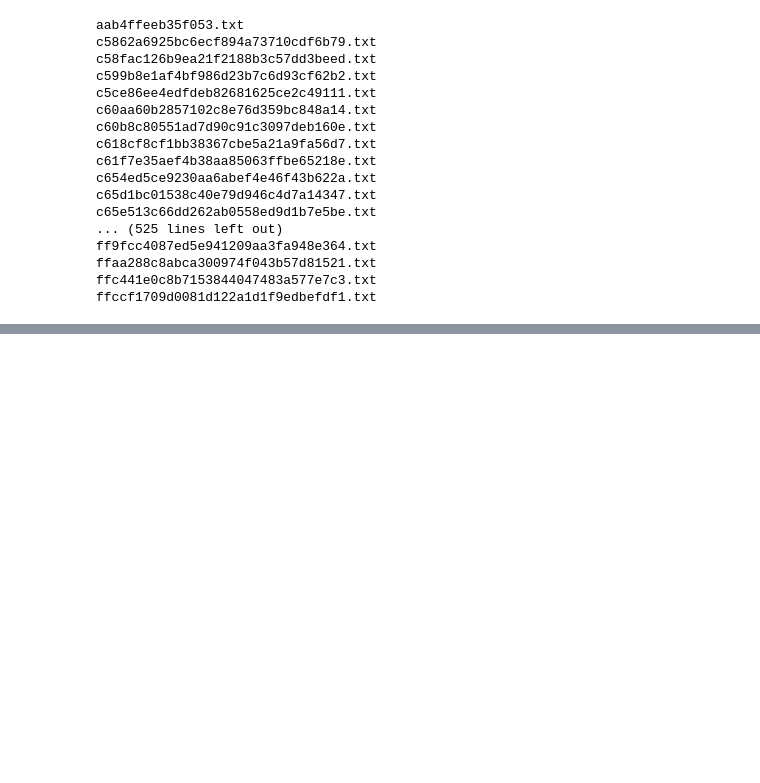
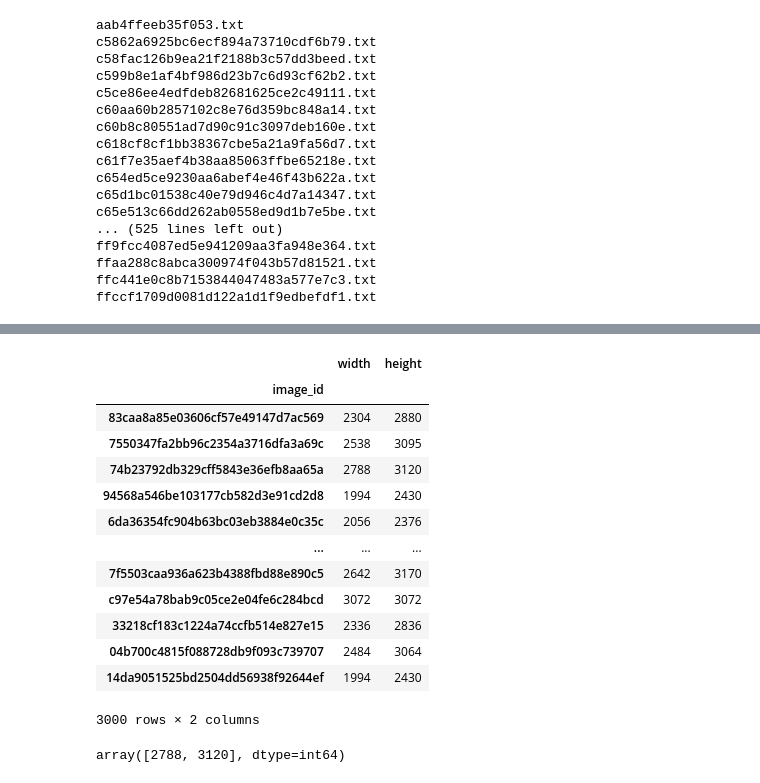
Before and after one commit to dxv2k/Chest-X-ray-Abnormalities-Detection, a Jupyter notebook: inference_submission_yolov5.ipynb, the cells around one changed output, grey strips where cells are left out. Cells and saved outputs as stored; diff of their text form; code cells hidden in the pictures; blank space fills up the shorter version.

```diff
--- a/inference_submission_yolov5.ipynb
+++ b/inference_submission_yolov5.ipynb
@@ -223,0 +226,3 @@ ffccf1709d0081d122a1d1f9edbefdf1.txt
+# %%
+test_set_df = test_df.copy()
+test_set_df.head()
@@ -223,0 +236,22 @@ ffccf1709d0081d122a1d1f9edbefdf1.txt
+# %%
+test_set_df.set_index("image_id")
+# %% [output]
+|  | width | height |
+| image_id |  |  |
+| 83caa8a85e03606cf57e49147d7ac569 | 2304 | 2880 |
+| 7550347fa2bb96c2354a3716dfa3a69c | 2538 | 3095 |
+| 74b23792db329cff5843e36efb8aa65a | 2788 | 3120 |
+| 94568a546be103177cb582d3e91cd2d8 | 1994 | 2430 |
+| 6da36354fc904b63bc03eb3884e0c35c | 2056 | 2376 |
+| ... | ... | ... |
+| 7f5503caa936a623b4388fbd88e890c5 | 2642 | 3170 |
+| c97e54a78bab9c05ce2e04fe6c284bcd | 3072 | 3072 |
+| 33218cf183c1224a74ccfb514e827e15 | 2336 | 2836 |
+| 04b700c4815f088728db9f093c739707 | 2484 | 3064 |
+| 14da9051525bd2504dd56938f92644ef | 1994 | 2430 |
+3000 rows × 2 columns
+# %%
+image_id = "74b23792db329cff5843e36efb8aa65a"
+test_set_df.loc[test_set_df.image_id == image_id,["width","height"]].values[0]
+# %% [output]
+array([2788, 3120], dtype=int64)
```
Also changed, not shown: parts of 2 cells of this notebook, 2 other files.
